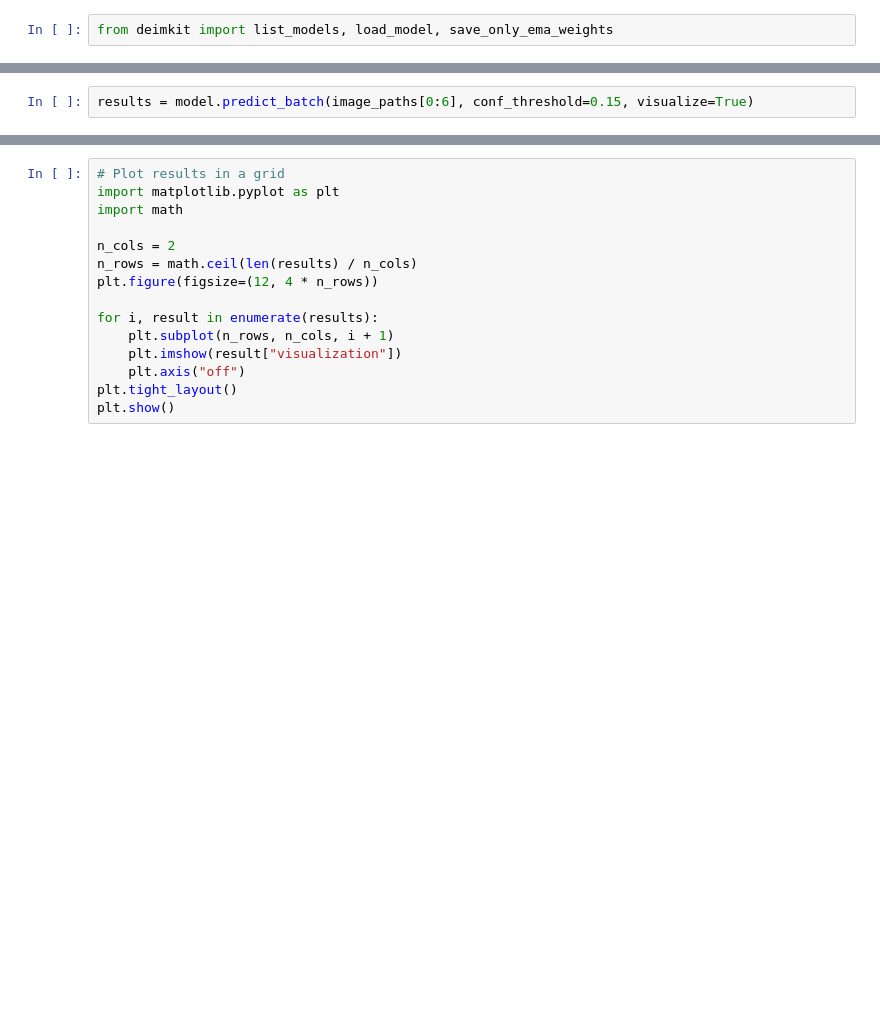
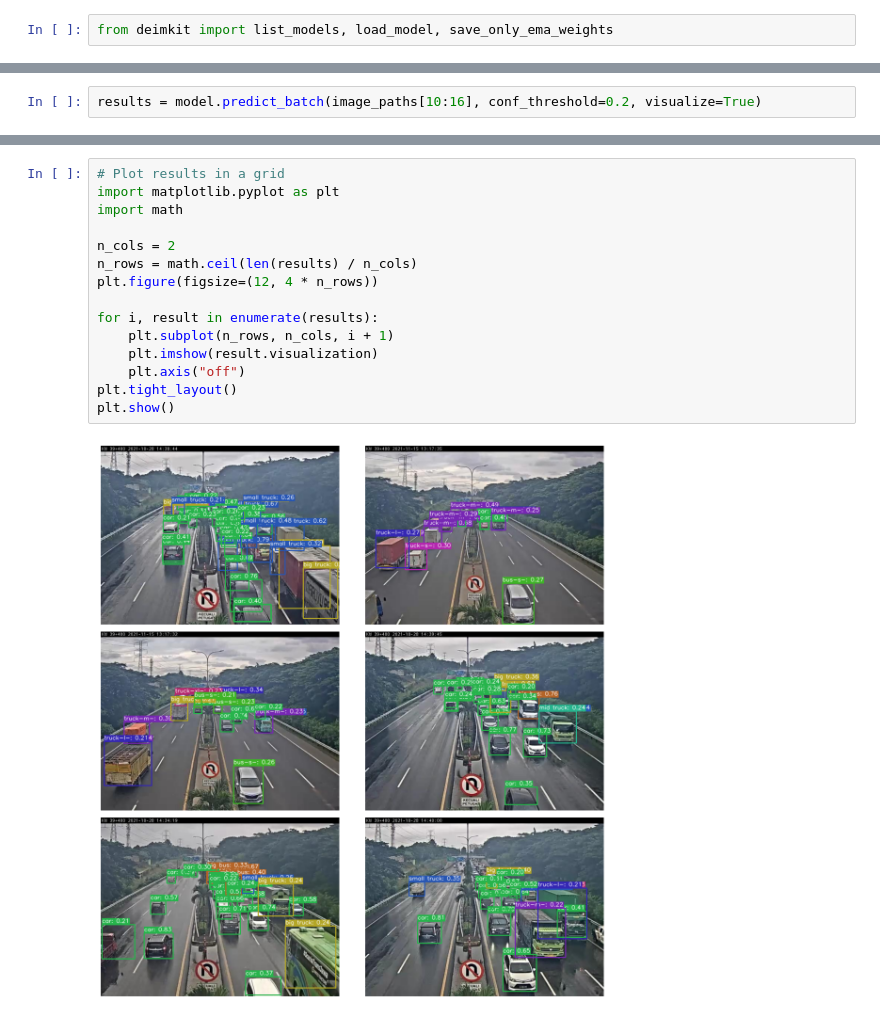
Before and after one commit to dnth/DEIMKit, a Jupyter notebook: nbs/custom-model-inference-2.ipynb, the cells around one changed output, grey strips where cells are left out. Cells and saved outputs as stored; diff of their text form; blank space fills up the shorter version.

```diff
--- a/nbs/custom-model-inference-2.ipynb
+++ b/nbs/custom-model-inference-2.ipynb
@@ -45,2 +106,2 @@ image_paths
 # %%
-results = model.predict_batch(image_paths[0:6], conf_threshold=0.15, visualize=True)
+results = model.predict_batch(image_paths[10:16], conf_threshold=0.2, visualize=True)
@@ -47,15 +123,17 @@ results = model.predict_batch(image_paths[0:6], conf_threshold=0.15, visualize=T
 # %%
 # Plot results in a grid
 import matplotlib.pyplot as plt
 import math
 
 n_cols = 2
 n_rows = math.ceil(len(results) / n_cols)
 plt.figure(figsize=(12, 4 * n_rows))
 
 for i, result in enumerate(results):
     plt.subplot(n_rows, n_cols, i + 1)
-    plt.imshow(result["visualization"])
+    plt.imshow(result.visualization)
     plt.axis("off")
 plt.tight_layout()
 plt.show()
+# %% [output]
+[figure, added]
```
Also changed, not shown: parts of 8 cells of this notebook, 1 other file.
